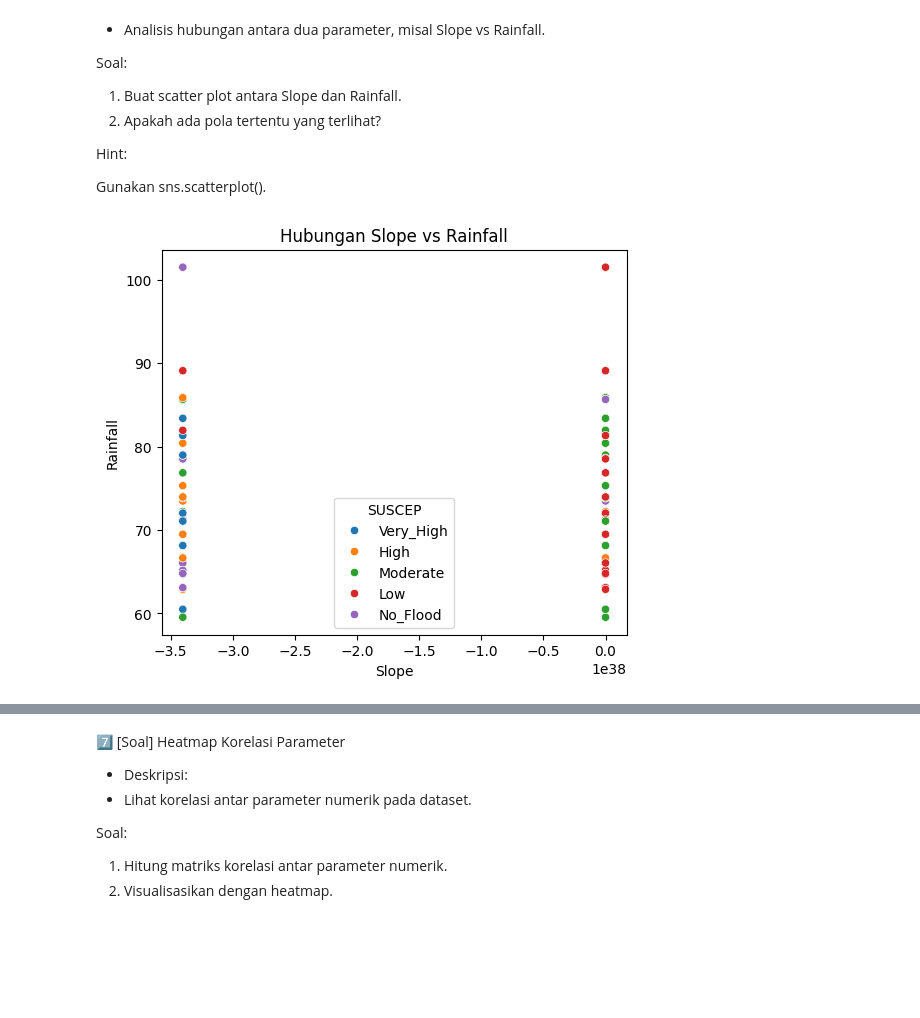
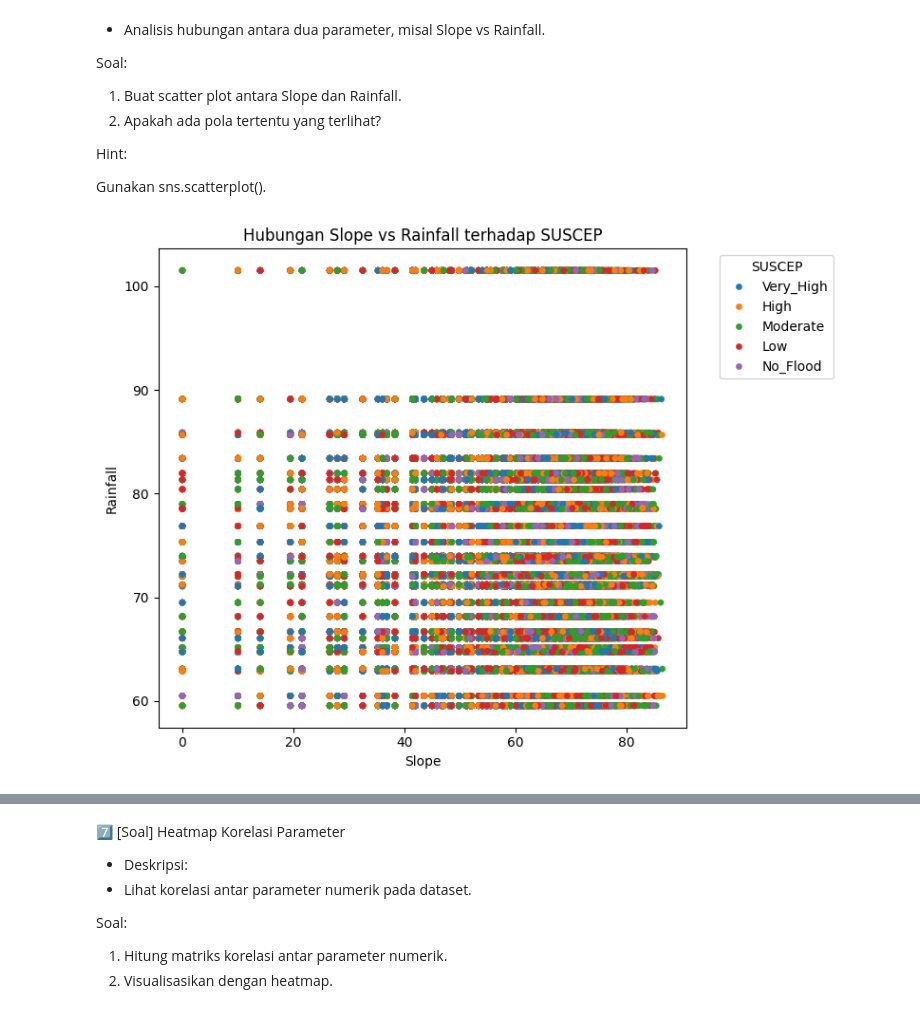
Before and after one commit to RaffyJO/RaffyJamilOctavialdy_Assignment4, a Jupyter notebook: Task Sesi 4_Introduction Python for Spatial Data.ipynb, the cells around one changed output, grey strips where cells are left out. Drawn from its saved outputs; the diff is of its cells as text; code cells hidden in the pictures; blank space fills up the shorter version.

```diff
--- a/Task Sesi 4_Introduction Python for Spatial Data.ipynb
+++ b/Task Sesi 4_Introduction Python for Spatial Data.ipynb
@@ -52,6 +52,24 @@ gdf.head()
 | 2 | 3.908889 | 7.442778 | 66.484085 | 0.000000e+00 | 67.619865 | -8.327622 | 1.0 | 230.5920 | 78.986849 | Very_High | ... |
 | 3 | 3.909167 | 7.442778 | 58.007183 | -2.592000e+09 | 38.659809 | -4.707937 | 51.0 | 235.4210 | 81.953151 | Very_High | ... |
 | 4 | 3.909444 | 7.442778 | 60.503792 | -1.296000e+09 | 351.869904 | -5.985817 | 15.0 | 234.4346 | 85.866027 | Very_High | ... |
+# %%
+def fix_decimal_columns(df):
+    for col in df.columns:
+        if col not in ['geometry', 'SUSCEP']:
+            # Convert to string first
+            df[col] = df[col].astype(str)
+
+            # Change comma to dot
+            df[col] = df[col].str.replace(',', '.')
+
+            # Convert to numeric
+            df[col] = pd.to_numeric(df[col], errors='coerce')
+    return df
+
+gdf = fix_decimal_columns(gdf)
+# %%
+# Delete invalid slope values
+gdf.loc[(gdf['Slope'] < 0) | (gdf['Slope'] > 90), 'Slope'] = np.nan
 # %% [markdown]
 Penjelasan
 
@@ -184,16 +202,24 @@ Hint:
 
 Gunakan sns.scatterplot().
 # %%
-plt.figure(figsize=(6,5))
+plt.figure(figsize=(8,6))
+
 sns.scatterplot(
     x='Slope',
     y='Rainfall',
     hue='SUSCEP',
-    data=gdf
+    data=gdf,
+    s=20,
+    edgecolor=None
 )
-plt.title("Hubungan Slope vs Rainfall")
+
+plt.title("Hubungan Slope vs Rainfall terhadap SUSCEP")
+plt.xlabel("Slope")
+plt.ylabel("Rainfall")
+plt.legend(title="SUSCEP", bbox_to_anchor=(1.05, 1))
+plt.tight_layout()
 plt.show()
 # %% [output]
-[figure, old version]
+[figure, new version]
 # %% [markdown]
 Kesimpulan
```
Also changed, not shown: parts of 4 cells of this notebook, 1 other file.
